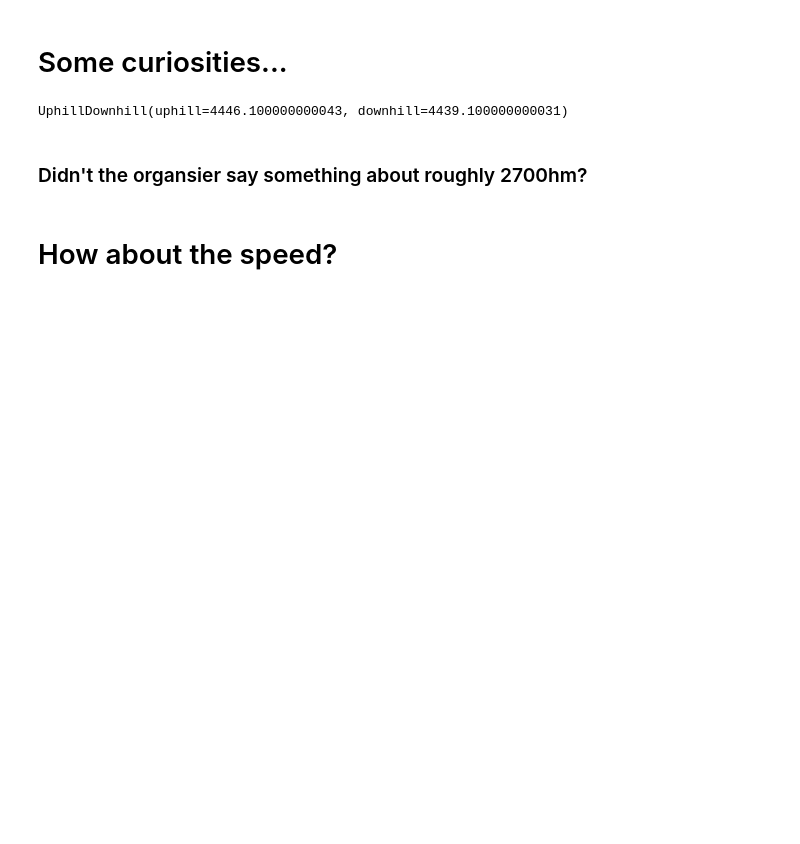
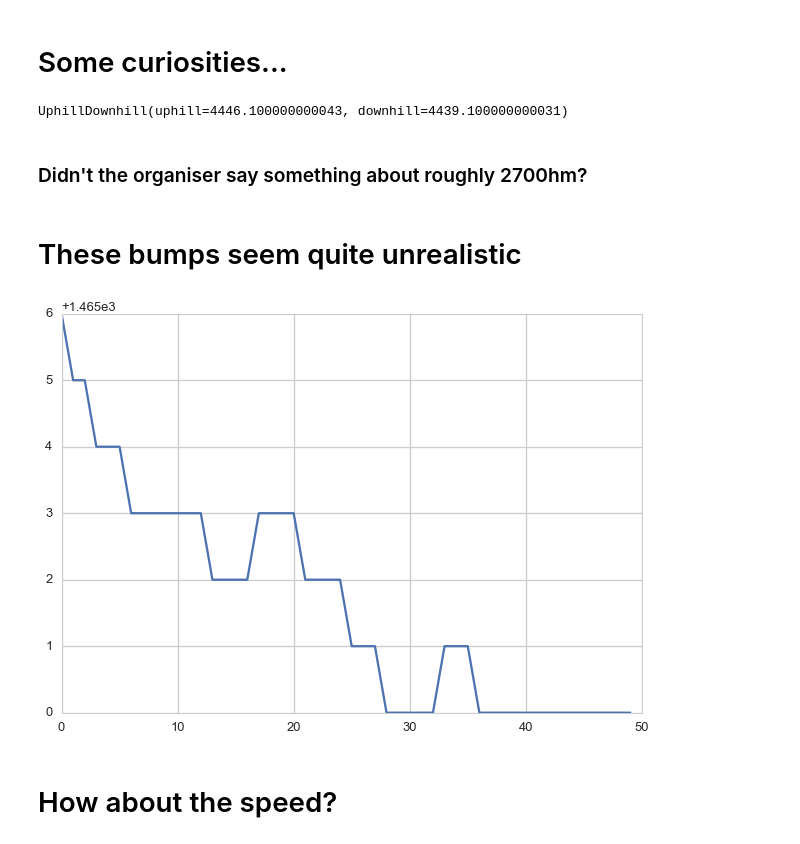
Before and after one commit to FlorianWilhelm/gps_data_with_python, a Jupyter notebook: talk.ipynb, the cells around one changed output. Cells and saved outputs as stored; diff of their text form; code cells hidden in the pictures; blank space fills up the shorter version.

```diff
--- a/talk.ipynb
+++ b/talk.ipynb
@@ -283,4 +286,6 @@ gpx_file.get_uphill_downhill()
 # %% [output]
 UphillDownhill(uphill=4446.100000000043, downhill=4439.100000000031)
 # %% [markdown]
-### Didn't the organsier say something about roughly 2700hm?
+### Didn't the organiser say something about roughly 2700hm?
+# %% [markdown]
+# These bumps seem quite unrealistic
@@ -287,2 +295,6 @@ UphillDownhill(uphill=4446.100000000043, downhill=4439.100000000031)
+# %%
+plt.plot(coords['ele'].values[2060:2110]);
+# %% [output]
+[figure, added]
 # %% [markdown]
 # How about the speed?
```
Also changed, not shown: parts of 8 cells of this notebook, 1 other file.
